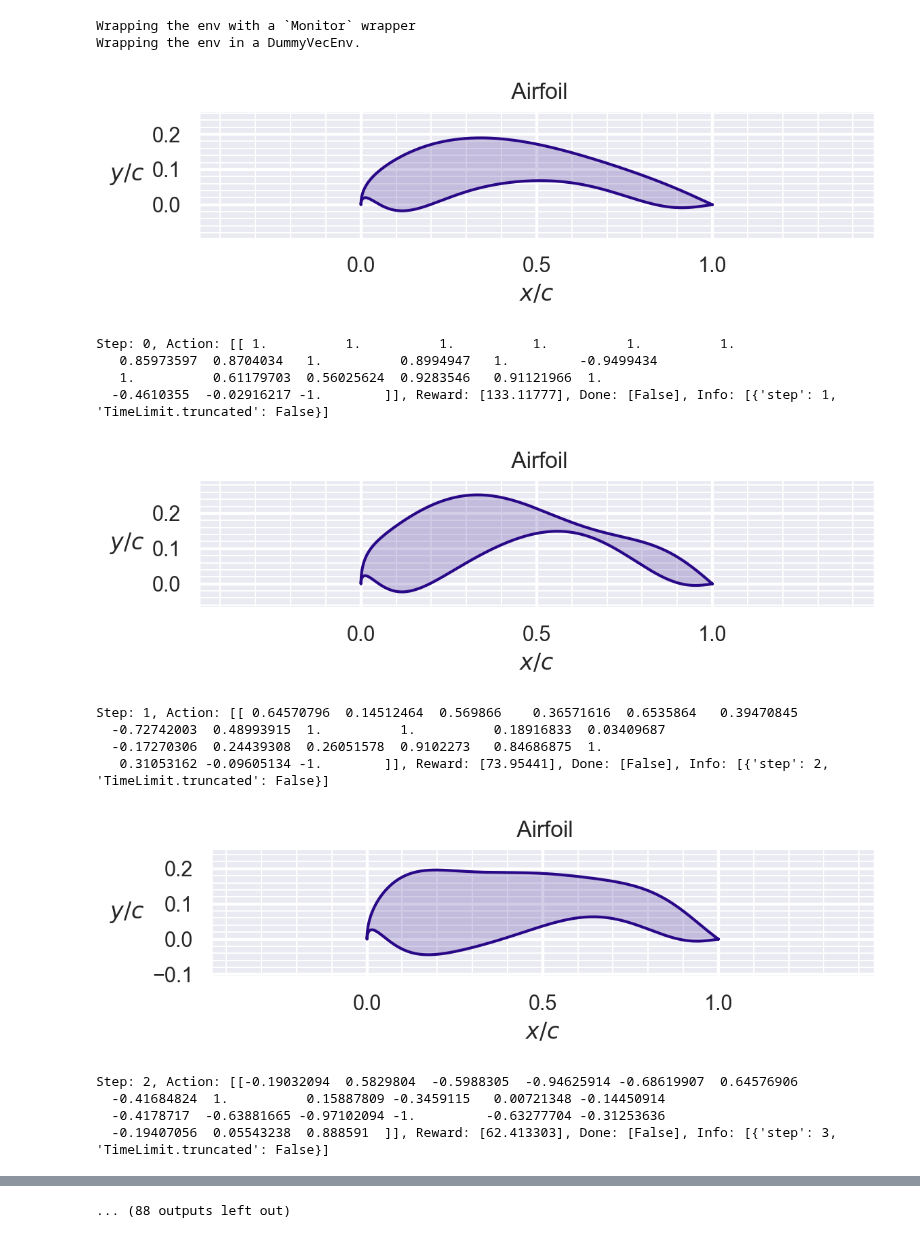
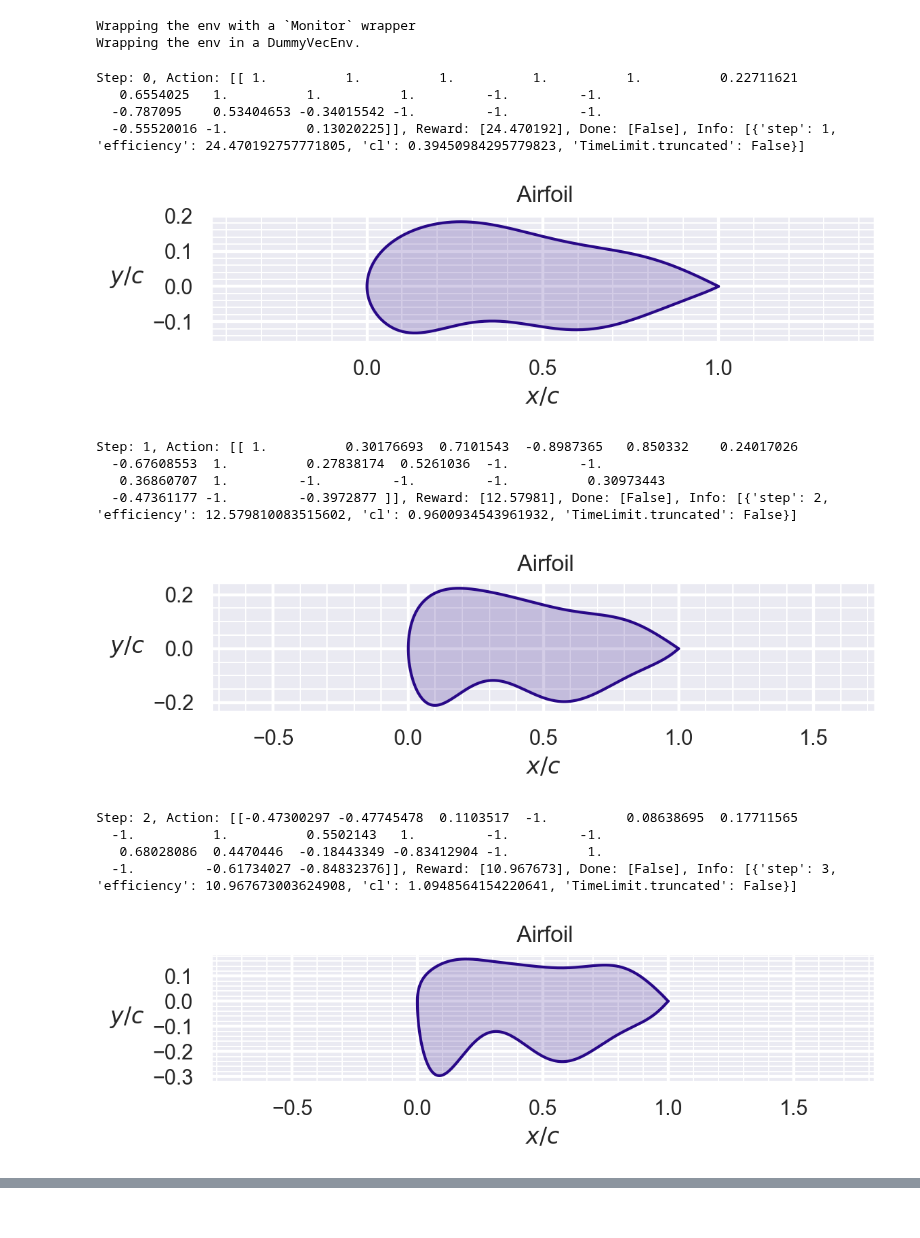
Before and after one commit to DRL-Geometry-Optimization/DRLFoil, a Jupyter notebook: main.ipynb, the cells around one changed output, grey strips where cells are left out. Drawn from its saved outputs; the diff is of its cells as text; code cells hidden in the pictures.

```diff
--- a/main.ipynb
+++ b/main.ipynb
@@ -6,8 +6,8 @@ import numpy as np
 from stable_baselines3 import PPO
 from stable_baselines3.common.evaluation import evaluate_policy
 # %%
-env = gym.make('AirfoilEnv-v0', n_params=10, max_steps=5, scale_actions = 0.4, airfoil_seed = [0.1*np.ones(10), -0.1*np.ones(10), 0.0])
-model = PPO.load("best_model", env=env)
+env = gym.make('AirfoilEnv-v0', n_params=10, max_steps=5, scale_actions = 0.4, airfoil_seed = [0.1*np.ones(10), -0.1*np.ones(10), 0.0], render_mode = "human")
+model = PPO.load("14042024_DeltaReward", env=env)
 # %% [output]
 Wrapping the env with a `Monitor` wrapper
 Wrapping the env in a DummyVecEnv.
@@ -21,25 +21,25 @@ print(f"mean_reward:{mean_reward:.2f} +/- {std_reward:.2f}")
 # %%
 # Enjoy trained agent
 vec_env = model.get_env()
 obs = vec_env.reset()
-for i in range(50):
-    action, _states = model.predict(obs, deterministic=False)
+for i in range(5):
+    action, _states = model.predict(obs, deterministic=True)
     obs, rewards, dones, info = vec_env.step(action)
     print(f"Step: {i}, Action: {action}, Reward: {rewards}, Done: {dones}, Info: {info}")
-    #vec_env.render(mode="human")
+    vec_env.render()
 # %% [output]
+Step: 0, Action: [[ 1.          1.          1.          1.          1.          0.22711621
+   0.6554025   1.          1.          1.         -1.         -1.
+  -0.787095    0.53404653 -0.34015542 -1.         -1.         -1.
+  -0.55520016 -1.          0.13020225]], Reward: [24.470192], Done: [False], Info: [{'step': 1, 'efficiency': 24.470192757771805, 'cl': 0.39450984295779823, 'TimeLimit.truncated': False}]
-[figure, old version]
+[figure, new version]
-Step: 0, Action: [[ 1.          1.          1.          1.          1.          1.
-   0.85973597  0.8704034   1.          0.8994947   1.         -0.9499434
-   1.          0.61179703  0.56025624  0.9283546   0.91121966  1.
-  -0.4610355  -0.02916217 -1.        ]], Reward: [133.11777], Done: [False], Info: [{'step': 1, 'TimeLimit.truncated': False}]
+Step: 1, Action: [[ 1.          0.30176693  0.7101543  -0.8987365   0.850332    0.24017026
+  -0.67608553  1.          0.27838174  0.5261036  -1.         -1.
+   0.36860707  1.         -1.         -1.         -1.          0.30973443
+  -0.47361177 -1.         -0.3972877 ]], Reward: [12.57981], Done: [False], Info: [{'step': 2, 'efficiency': 12.579810083515602, 'cl': 0.9600934543961932, 'TimeLimit.truncated': False}]
-[figure, old version]
+[figure, new version]
-Step: 1, Action: [[ 0.64570796  0.14512464  0.569866    0.36571616  0.6535864   0.39470845
-  -0.72742003  0.48993915  1.          1.          0.18916833  0.03409687
-  -0.17270306  0.24439308  0.26051578  0.9102273   0.84686875  1.
-   0.31053162 -0.09605134 -1.        ]], Reward: [73.95441], Done: [False], Info: [{'step': 2, 'TimeLimit.truncated': False}]
+Step: 2, Action: [[-0.47300297 -0.47745478  0.1103517  -1.          0.08638695  0.17711565
+  -1.          1.          0.5502143   1.         -1.         -1.
+   0.68028086  0.4470446  -0.18443349 -0.83412904 -1.          1.
+  -1.         -0.61734027 -0.84832376]], Reward: [10.967673], Done: [False], Info: [{'step': 3, 'efficiency': 10.967673003624908, 'cl': 1.0948564154220641, 'TimeLimit.truncated': False}]
-[figure, old version]
+[figure, new version]
-Step: 2, Action: [[-0.19032094  0.5829804  -0.5988305  -0.94625914 -0.68619907  0.64576906
-  -0.41684824  1.          0.15887809 -0.3459115   0.00721348 -0.14450914
-  -0.4178717  -0.63881665 -0.97102094 -1.         -0.63277704 -0.31253636
-  -0.19407056  0.05543238  0.888591  ]], Reward: [62.413303], Done: [False], Info: [{'step': 3, 'TimeLimit.truncated': False}]
@@ -65 +61,0 @@ Step: 5, Action: [[ 1.          1.          1.          1.          1.
-... (88 outputs left out)
```
Also changed, not shown: parts of 1 cell of this notebook.
